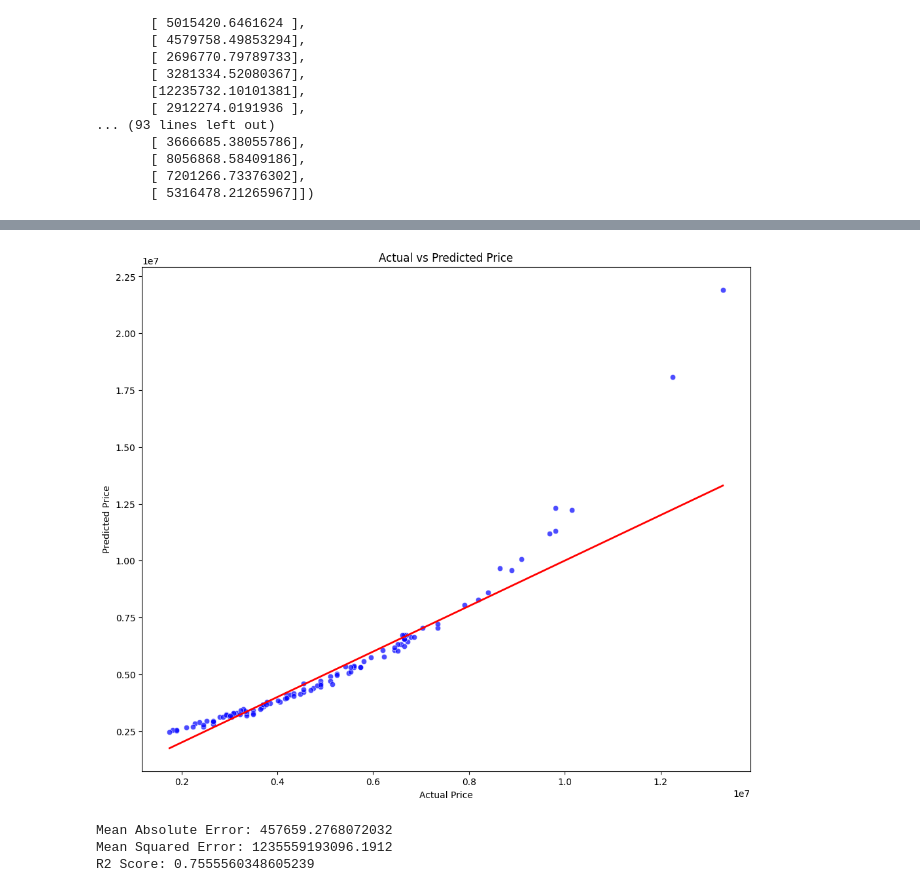
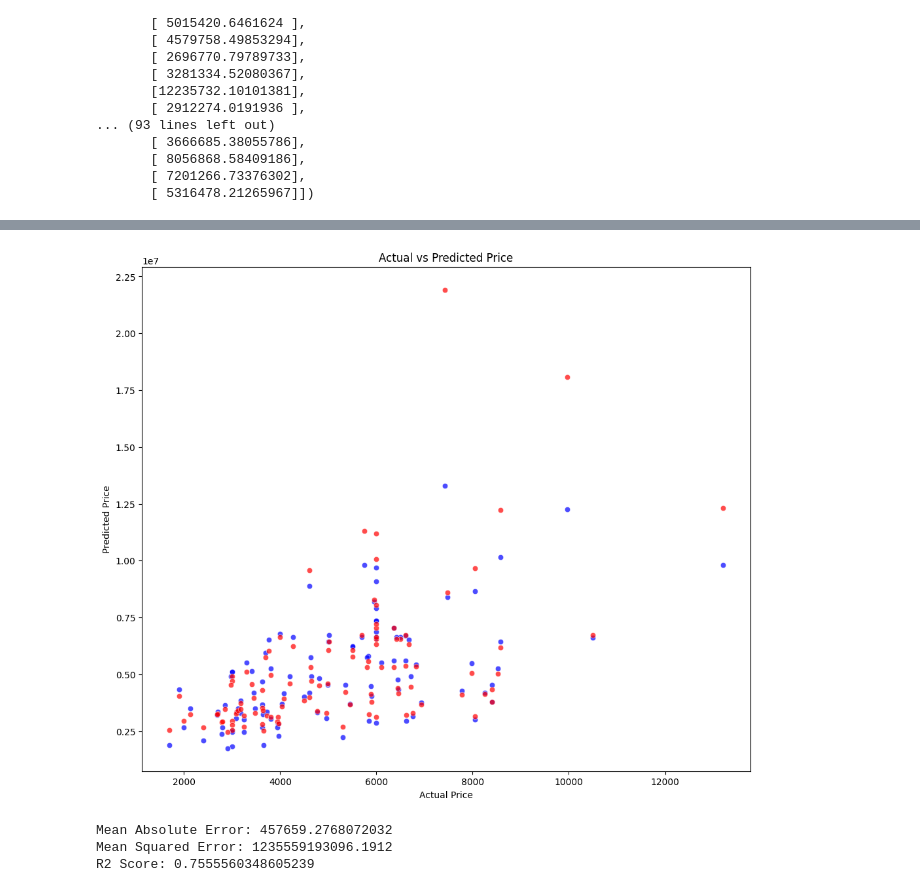
Before and after one commit to Hr15h1/AI_semII, a Jupyter notebook: house price prediction.ipynb, the cells around one changed output, grey strips where cells are left out. Saved outputs shown, nothing was run; the diff lists cells and outputs as text; code cells hidden in the pictures.

```diff
--- a/house price prediction.ipynb
+++ b/house price prediction.ipynb
@@ -216,13 +236,15 @@ array([[ 3773248.5542267 ],
 # %%
 plt.figure(figsize=(12,10))
-sns.scatterplot(x = Y_test_actual.values.ravel(), y = Y_pred_actual.ravel(), alpha=0.7, color="blue")
-plt.plot([Y_test_actual.min(), Y_test_actual.max()], [Y_test_actual.min(), Y_test_actual.max()], color="red", linewidth=2)
+sns.scatterplot(x = X_Test.ravel(), y = Y_test_actual.values.ravel(), alpha=0.7, color="blue")
+sns.scatterplot(x = X_Test.ravel(), y = Y_pred_actual.ravel(), alpha=0.7, color="red")
+
+# plt.plot([Y_pred_actual.min(), Y_pred_actual.max()], [Y_pred_actual.min(), Y_pred_actual.max()], color="red", linewidth=2)
 plt.xlabel("Actual Price")
 plt.ylabel("Predicted Price")
 plt.title("Actual vs Predicted Price")
 plt.show()
 # %% [output]
-[figure, old version]
+[figure, new version]
 # %%
 from sklearn.metrics import mean_absolute_error, mean_squared_error, r2_score
 
```
Also changed, not shown: parts of 16 cells of this notebook, 7 other files.
